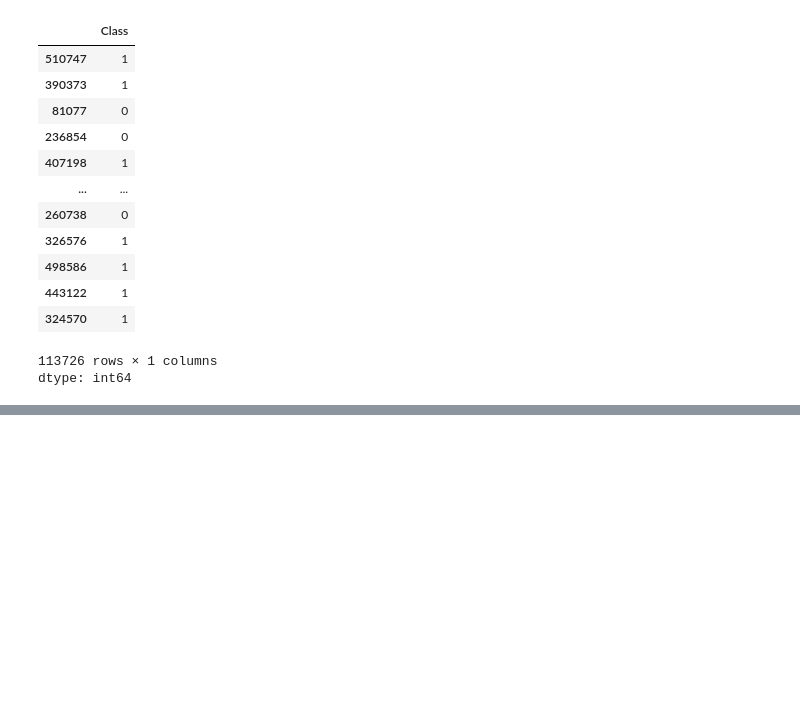
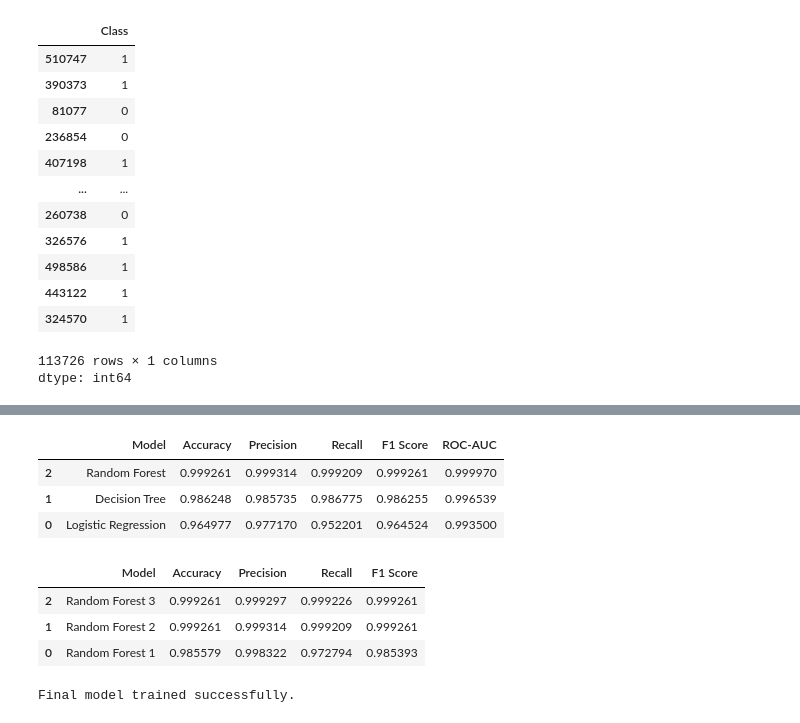
Before and after one commit to Group11members/CREDIT-CARD-FRAUD-DETECTION-, a Jupyter notebook: notebooks/Creditcardfrauddetection.ipynb, the cells around one changed output, grey strips where cells are left out. Saved outputs shown, nothing was run; the diff lists cells and outputs as text; code cells hidden in the pictures; blank space fills up the shorter version.

```diff
--- a/notebooks/Creditcardfrauddetection.ipynb
+++ b/notebooks/Creditcardfrauddetection.ipynb
@@ -598,0 +930,75 @@ Defense focus;
+# %%
+# Sort models by F1 score
+
+results_df = results_df.sort_values(
+    by='F1 Score',
+    ascending=False
+)
+
+results_df
+# %% [output]
+|  | Model | Accuracy | Precision | Recall | F1 Score | ROC-AUC |
+| 2 | Random Forest | 0.999261 | 0.999314 | 0.999209 | 0.999261 | 0.999970 |
+| 1 | Decision Tree | 0.986248 | 0.985735 | 0.986775 | 0.986255 | 0.996539 |
+| 0 | Logistic Regression | 0.964977 | 0.977170 | 0.952201 | 0.964524 | 0.993500 |
+# %%
+# Test different Random Forest settings
+
+rf_models = {
+    "Random Forest 1": RandomForestClassifier(
+        n_estimators=50,
+        max_depth=10,
+        random_state=42,
+        n_jobs=-1
+    ),
+
+    "Random Forest 2": RandomForestClassifier(
+        n_estimators=50,
+        max_depth=15,
+        random_state=42,
+        n_jobs=-1
+    ),
+
+    "Random Forest 3": RandomForestClassifier(
+        n_estimators=75,
+        max_depth=15,
+        random_state=42,
+        n_jobs=-1
+    )
+}
+
+optimization_results = []
+
+for name, model in rf_models.items():
+
+    model.fit(x_train_scaled, y_train)
+
+    y_pred = model.predict(x_test_scaled)
+
+    optimization_results.append({
+        "Model": name,
+        "Accuracy": accuracy_score(y_test, y_pred),
+        "Precision": precision_score(y_test, y_pred),
+        "Recall": recall_score(y_test, y_pred),
+        "F1 Score": f1_score(y_test, y_pred)
+    })
+
+optimization_results_df = pd.DataFrame(optimization_results)
+
+optimization_results_df.sort_values(
+    by="F1 Score",
+    ascending=False
+)
+# %% [output]
+|  | Model | Accuracy | Precision | Recall | F1 Score |
+| 2 | Random Forest 3 | 0.999261 | 0.999297 | 0.999226 | 0.999261 |
+| 1 | Random Forest 2 | 0.999261 | 0.999314 | 0.999209 | 0.999261 |
+| 0 | Random Forest 1 | 0.985579 | 0.998322 | 0.972794 | 0.985393 |
+# %%
+final_model = rf_models["Random Forest 2"]
+
+final_model.fit(x_train_scaled, y_train)
+
+print("Final model trained successfully.")
+# %% [output]
+Final model trained successfully.
```
Also changed, not shown: parts of 58 cells of this notebook.
